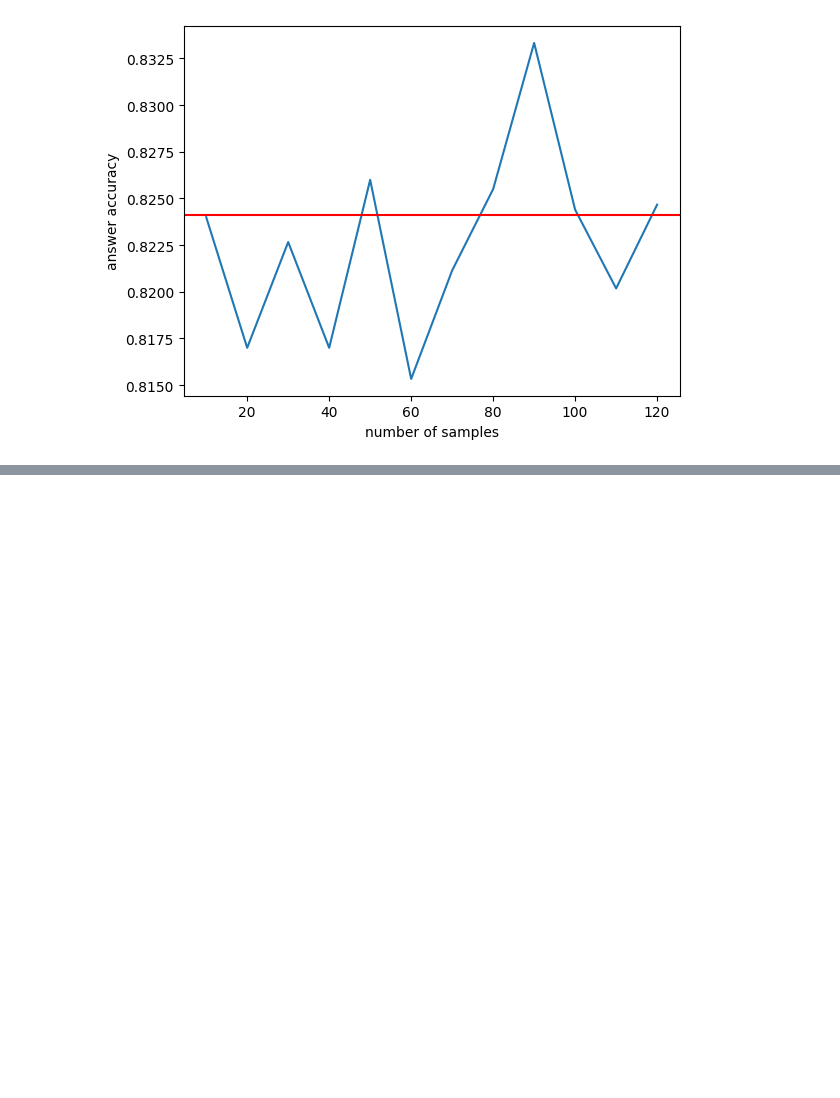
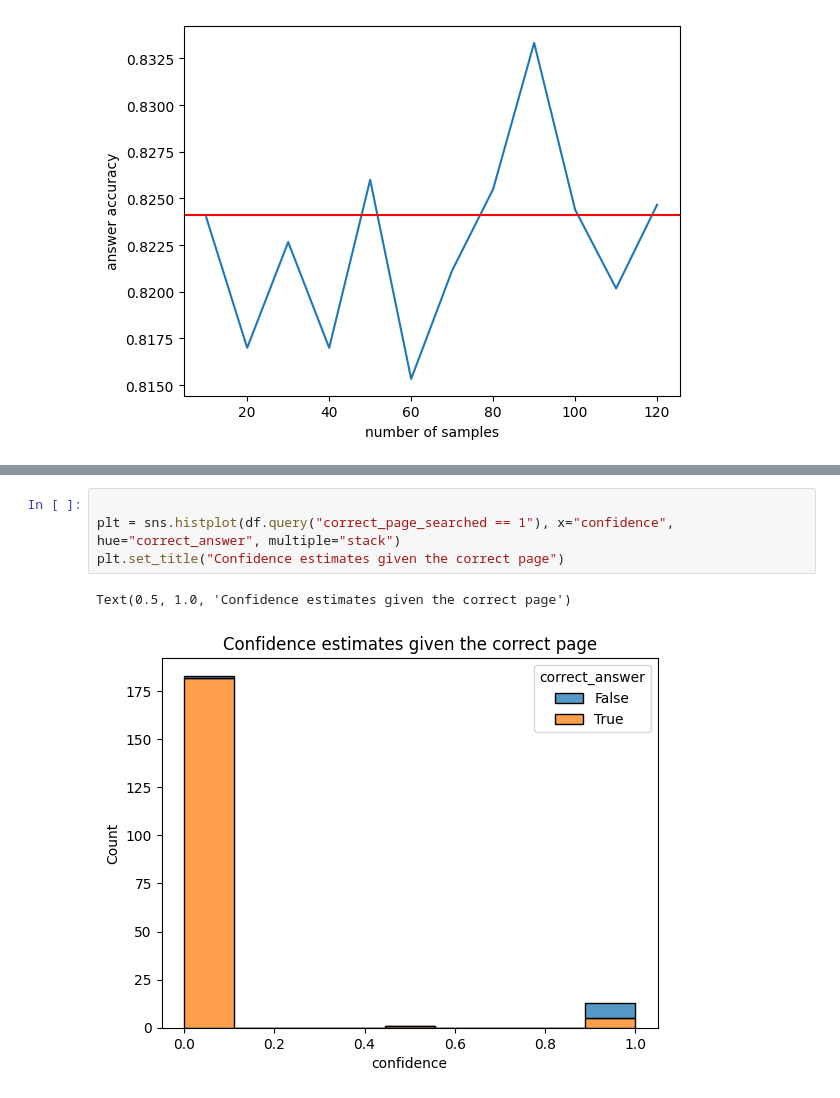
Before and after one commit to National-Zoning-Atlas/zoning-gpt, a Jupyter notebook: eeshakhanna/eval_diagnose.ipynb, the cells around one changed output, grey strips where cells are left out. Drawn from its saved outputs; the diff is of its cells as text; blank space fills up the shorter version.

```diff
--- a/eeshakhanna/eval_diagnose.ipynb
+++ b/eeshakhanna/eval_diagnose.ipynb
@@ -156,0 +198,7 @@ sns.histplot(df, x="confidence", hue="correct_answer")
+# %%
+
+plt = sns.histplot(df.query("correct_page_searched == 1"), x="confidence", hue="correct_answer", multiple="stack")
+plt.set_title("Confidence estimates given the correct page")
+# %% [output]
+Text(0.5, 1.0, 'Confidence estimates given the correct page')
+[figure, added]
```
Also changed, not shown: parts of 5 cells of this notebook, 4 other files.
